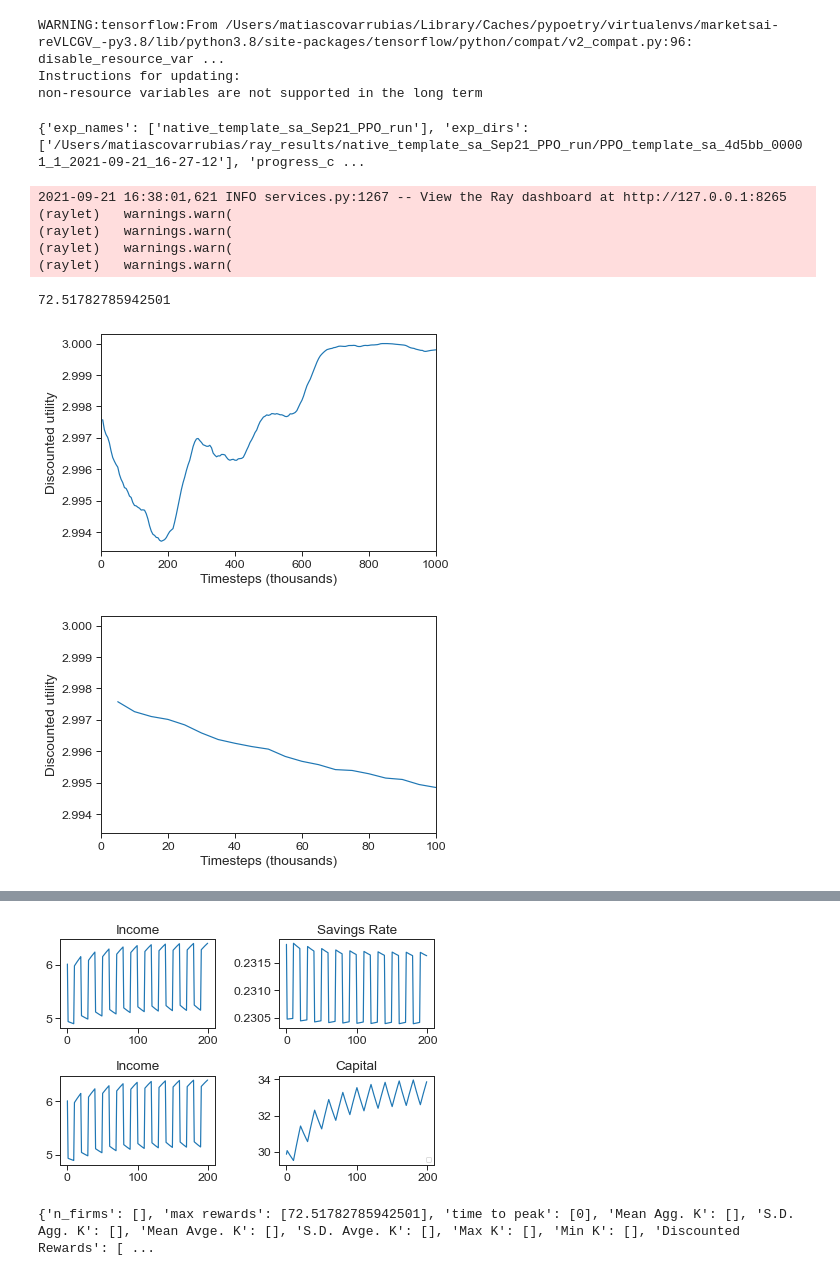
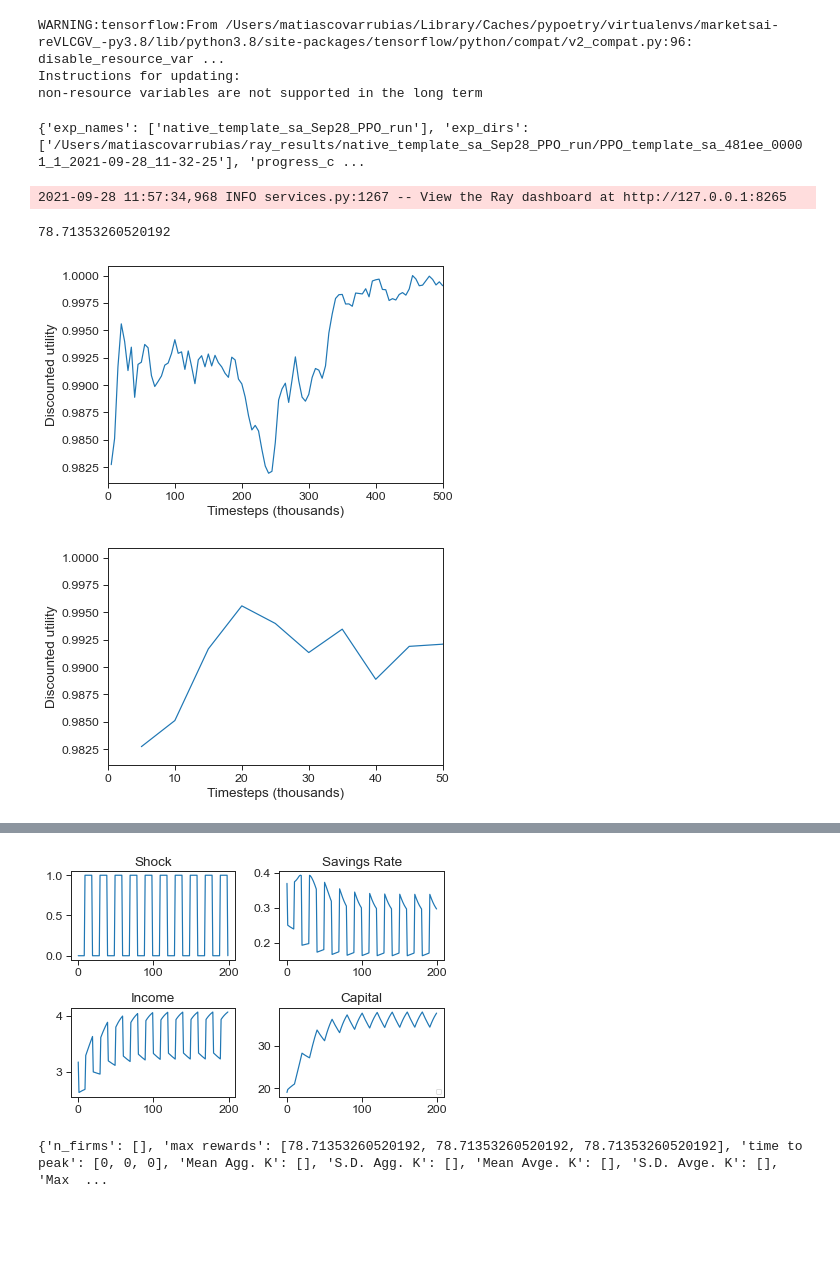
Before and after one commit to marketsAI/marketsAI, a Jupyter notebook: marketsai/economies/template_single_agent/analysis_template.ipynb, the cells around one changed output, grey strips where cells are left out. Cells and saved outputs as stored; diff of their text form; code cells hidden in the pictures; blank space fills up the shorter version.

Commit message:
new rbc results

```diff
--- a/marketsai/economies/template_single_agent/analysis_template.ipynb
+++ b/marketsai/economies/template_single_agent/analysis_template.ipynb
@@ -27,7 +27,7 @@ SIMUL_PERIODS = 10000
 # Input Directories
 # Rl experiment
 """ CHANGE HERE """
-INPUT_PATH_EXPERS = "/Users/matiascovarrubias/Dropbox/RL_macro/Experiments/expINFO_native_template_sa_Sep21_PPO_run.json"
+INPUT_PATH_EXPERS = "/Users/matiascovarrubias/Dropbox/RL_macro/Experiments/expINFO_native_template_sa_Sep28_PPO_run.json"
 # GDSGE policy
 dir_policy_folder = (
     "/Users/matiascovarrubias/Dropbox/RL_macro/Econ_algos/rbc_savings/Results/"
@@ -94,12 +94,8 @@ def process_rewards(r, BETA):
 env_label = "template_sa"
 register_env(env_label, TemplateSA)
 # %% [output]
-{'exp_names': ['native_template_sa_Sep21_PPO_run'], 'exp_dirs': ['/Users/matiascovarrubias/ray_results/native_template_sa_Sep21_PPO_run/PPO_template_sa_4d5bb_00001_1_2021-09-21_16-27-12'], 'progress_c ...
+{'exp_names': ['native_template_sa_Sep28_PPO_run'], 'exp_dirs': ['/Users/matiascovarrubias/ray_results/native_template_sa_Sep28_PPO_run/PPO_template_sa_481ee_00001_1_2021-09-28_11-32-25'], 'progress_c ...
-2021-09-21 16:38:01,621 INFO services.py:1267 -- View the Ray dashboard at http://127.0.0.1:8265
-(raylet)   warnings.warn(
-(raylet)   warnings.warn(
-(raylet)   warnings.warn(
-(raylet)   warnings.warn(
+2021-09-28 11:57:34,968 INFO services.py:1267 -- View the Ray dashboard at http://127.0.0.1:8265
 # %%
 """ Step 1: Plot progress during learning run """
 
@@ -115,7 +111,7 @@ if PLOT_PROGRESS == True:
     exp_data_simul_dict["time to peak"].append(0)
     exp_data_analysis_dict["max rewards"].append(max_rewards)
     exp_data_analysis_dict["time to peak"].append(0)
-    data_progress_df["evaluation/custom_metrics/discounted_rewards_mean"] = data_progress_df["evaluation/custom_metrics/discounted_rewards_mean"] / max_rewards + 2
+    data_progress_df["evaluation/custom_metrics/discounted_rewards_mean"] = data_progress_df["evaluation/custom_metrics/discounted_rewards_mean"] / max_rewards
 
     learning_plot_big = sn.lineplot(
         data=data_progress_df,
@@ -127,7 +123,7 @@ if PLOT_PROGRESS == True:
     learning_plot_big = learning_plot_big.get_figure()
     plt.ylabel("Discounted utility")
     plt.xlabel("Timesteps (thousands)")
-    plt.xlim([0, 1000])
+    plt.xlim([0, 500])
     learning_plot_big.savefig(OUTPUT_PATH_FIGURES + "progress_BIG_" + exp_names[-1] + ".png")
     plt.show()
     plt.close()
@@ -144,14 +140,14 @@ if PLOT_PROGRESS == True:
     learning_plot_small = learning_plot_small.get_figure()
     plt.ylabel("Discounted utility")
     plt.xlabel("Timesteps (thousands)")
-    plt.xlim([0, 100])
+    plt.xlim([0, 50])
     learning_plot_small.savefig(OUTPUT_PATH_FIGURES + "progress_SMALL_" + exp_names[-1] + ".png")
     plt.show()
     plt.close()
 # %% [output]
-72.51782785942501
+78.71353260520192
-[figure, old version]
+[figure, new version]
-[figure, old version]
+[figure, new version]
 # %%
 """ Step 2: Congif env, Restore RL policy and then simualte analysis trajectory """
 
@@ -165,13 +161,13 @@ env_config_analysis = {
     "eval_mode": False,
     "analysis_mode": True,
     "simul_mode": False,
-    "max_action": 0.5,
+    "max_action": 0.6,
     "rew_mean": 0,
     "rew_std": 1,
     "parameters": {
-        "alpha": 0.5,
-        "delta": 0.04,
-        "beta": 0.99,
+        "alpha": 0.36,
+        "delta": 0.025,
+        "beta": beta,
     },
 }
 
@@ -185,11 +181,13 @@ config_algo = {
     "horizon": env_horizon,
     "explore": False,
     "framework": "torch",
+    "model": {"fcnet_hiddens": [128, 128]}
 }
 """ Step 2.1: restore trainer """
 
 # restore the trainer
 trained_trainer = PPOTrainer(env=env_label, config=config_algo)
+
 trained_trainer.restore(checkpoints_dirs[0])
 
 """ Step 2: Simulate an episode (MAX_steps timesteps) """
@@ -197,8 +195,10 @@ trained_trainer.restore(checkpoints_dirs[0])
 y_list = []
 s_list = []
 k_list = []
+shock_list = []
 rew_list = []
 rew_disc = []
+
 
 # loop
 obs = env.reset()
@@ -206,12 +206,13 @@ for t in range(env_horizon):
     action = trained_trainer.compute_action(obs)
 
     obs, rew, done, info = env.step(action)
+    shock_list.append(obs["shock"][0])
     y_list.append(info["income"])
     s_list.append(info["savings"])
     k_list.append(info["capital"])
     rew_list.append(info["rewards"])
 
-rew_disc.append(np.mean(process_rewards(rew_list,0.98)))
+rew_disc.append(np.mean(process_rewards(rew_list,beta)))
 
 
 """ Step 2.2: Plot analysis trajectories """
@@ -219,8 +220,8 @@ rew_disc.append(np.mean(process_rewards(rew_list,0.98)))
 # Idiosyncratic trajectories
 x = [i for i in range(200)]
 plt.subplot(2, 2, 1)
-sn.lineplot(x,y_list[:200])
-plt.title("Income")
+sn.lineplot(x,shock_list[:200])
+plt.title("Shock")
 
 plt.subplot(2, 2, 2)
 sn.lineplot(x,s_list[:200])
@@ -264,5 +257,5 @@ print(exp_data_analysis_dict)
-[figure, old version]
+[figure, new version]
-{'n_firms': [], 'max rewards': [72.51782785942501], 'time to peak': [0], 'Mean Agg. K': [], 'S.D. Agg. K': [], 'Mean Avge. K': [], 'S.D. Avge. K': [], 'Max K': [], 'Min K': [], 'Discounted Rewards': [ ...
+{'n_firms': [], 'max rewards': [78.71353260520192, 78.71353260520192, 78.71353260520192], 'time to peak': [0, 0, 0], 'Mean Agg. K': [], 'S.D. Agg. K': [], 'Mean Avge. K': [], 'S.D. Avge. K': [], 'Max  ...
 # %%
 """ Step 4: Simulate the RL policy for SIMUL_PERIODS and get statistics """
 
```
Also changed, not shown: parts of 1 cell of this notebook, 2 other files.
